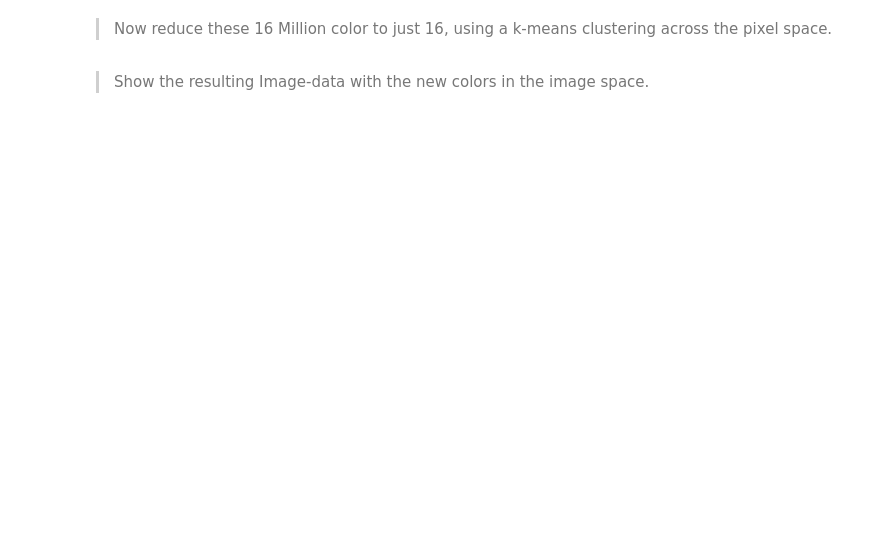
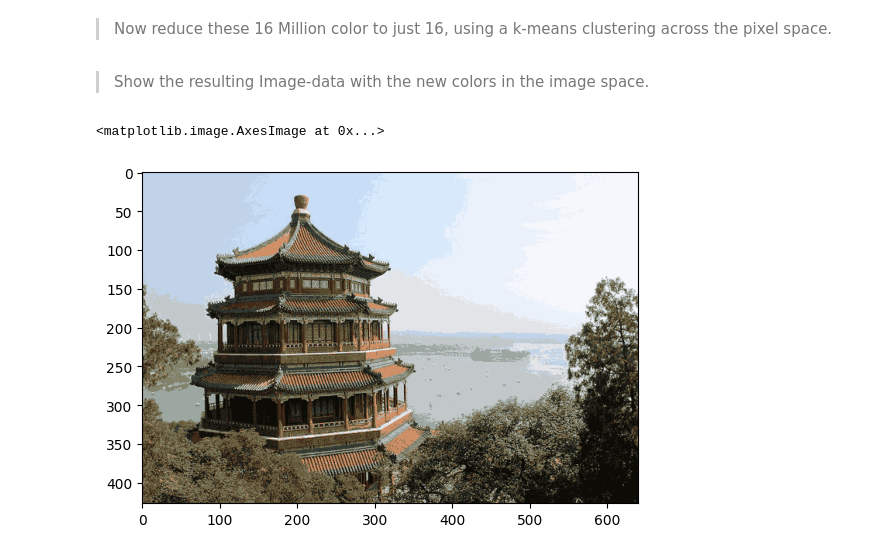
Before and after one commit to KlaraGtknst/PatRec2_SoSe24, a Jupyter notebook: 05_kmeans.ipynb, the cells around one changed output. Drawn from its saved outputs; the diff is of its cells as text; code cells hidden in the pictures; blank space fills up the shorter version.

```diff
--- a/05_kmeans.ipynb
+++ b/05_kmeans.ipynb
@@ -168,3 +176,5 @@ One way we can see this set of pixels is as a cloud of points in a three-dimensi
+# %%
+data = china.reshape(china.shape[0] * china.shape[1], china.shape[2]) / 255
 # %% [markdown]
 > Use follow function to visualize the pixels in color space.
 # %%
@@ -197,2 +205,5 @@ plot_pixels(data, title = 'Input color space: 16 million possible colors')
+# %%
+kmeans = KMeans(n_clusters=16)
+kmeans.fit(data)
 # %% [markdown]
 > Show the resulting Image-data with the new colors in the image space.
@@ -202,0 +210,8 @@ plot_pixels(data, title = 'Input color space: 16 million possible colors')
+# %%
+idx = kmeans.predict(data)
+new_colors = kmeans.centers[idx]
+new_image = np.reshape(new_colors, china.shape)
+plt.imshow(new_image)
+# %% [output]
+<matplotlib.image.AxesImage at 0x...>
+[figure, added]
```
Also changed, not shown: parts of 12 cells of this notebook.
